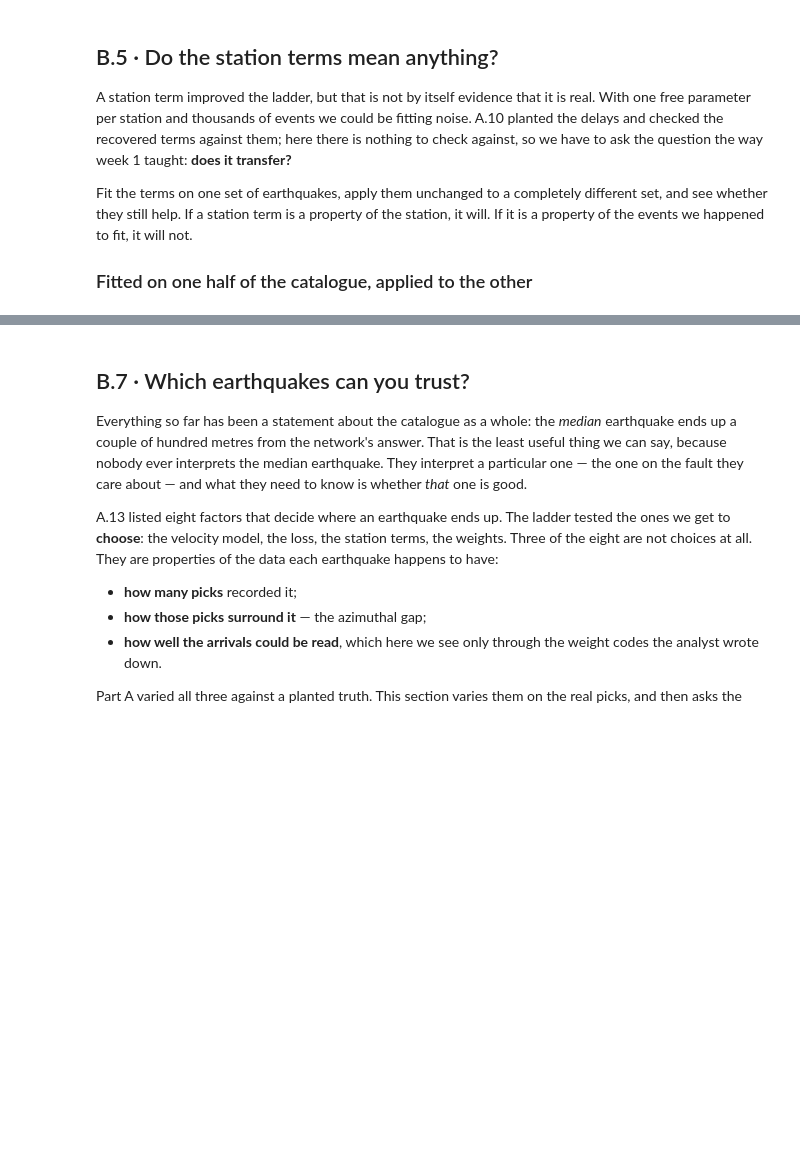
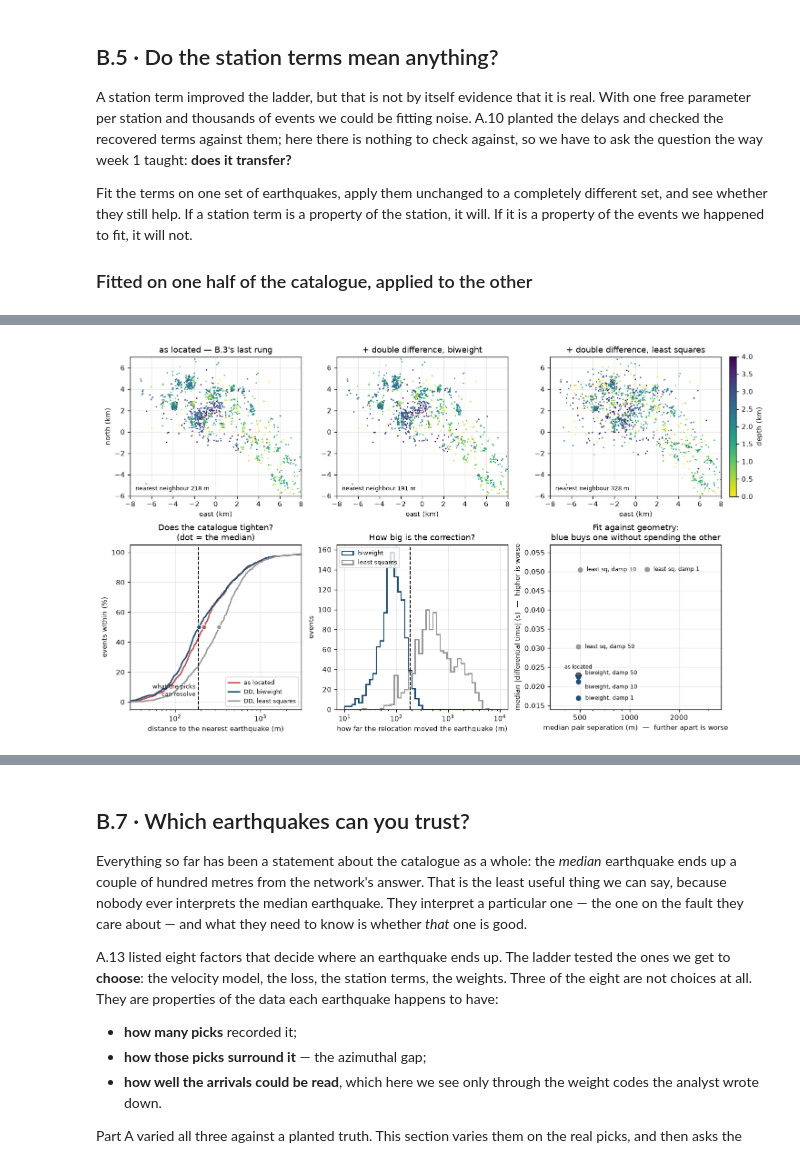
Before and after one commit to AI4EPS/EPS207_Observational_Seismology, a Jupyter notebook: docs/notebooks/02b_location_geysers.ipynb, the cells around one changed output, grey strips where cells are left out. Saved outputs shown, nothing was run; the diff lists cells and outputs as text; code cells hidden in the pictures; blank space fills up the shorter version.

```diff
--- a/docs/notebooks/02b_location_geysers.ipynb
+++ b/docs/notebooks/02b_location_geysers.ipynb
@@ -1600,0 +1643,55 @@ plt.show()
+# %%
+fig, ax = plt.subplots(2, 3, figsize=(12.2, 7.2), constrained_layout=True)
+for a, (lab, M) in zip(ax[0], (("as located — B.3's last rung", M0),
+                               ("+ double difference, biweight", M_dd),
+                               ("+ double difference, least squares", M_ls))):
+    s = a.scatter(M[:, 0], M[:, 1], c=M[:, 2], s=3.5, cmap="viridis_r", vmin=0, vmax=4,
+                  linewidths=0)
+    a.set(xlim=(-8, 8), ylim=(-6, 7), xlabel="east (km)", title=lab, aspect="equal")
+    a.text(0.03, 0.04, f"nearest neighbour {np.median(nn_sep(M)):.0f} m",
+           transform=a.transAxes, fontsize=7.5)
+ax[0, 0].set_ylabel("north (km)")
+fig.colorbar(s, ax=ax[0].tolist(), label="depth (km)", shrink=0.85, pad=0.01)
+
+for M, lab, c in ((M0, "as located", "#c0504d"), (M_dd, "DD, biweight", "#1f4e79"),
+                  (M_ls, "DD, least squares", "#999999")):
+    d = np.sort(nn_sep(M))
+    ax[1, 0].plot(d, 100 * np.arange(1, len(d) + 1) / len(d), lw=1.8, color=c, label=lab)
+    ax[1, 0].plot(np.median(d), 50, "o", ms=6, color=c, mec="w", mew=0.8, zorder=5)
+ax[1, 0].axvline(RESOLUTION, c="k", ls="--", lw=1.2)
+ax[1, 0].text(RESOLUTION * 0.93, 4, "what the picks\ncan resolve", fontsize=7.5, ha="right")
+ax[1, 0].set(xscale="log", xlim=(30, 3000), xlabel="distance to the nearest earthquake (m)",
+             ylabel="events within (%)", title="Does the catalogue tighten?\n(dot = the median)")
+ax[1, 0].legend(fontsize=7.5, loc="lower right")
+
+bins = np.logspace(1, 4, 45)
+for M, lab, c in ((M_dd, "biweight", "#1f4e79"), (M_ls, "least squares", "#999999")):
+    ax[1, 1].hist(1000 * np.linalg.norm(M[:, :3] - M0[:, :3], axis=1), bins=bins,
+                  histtype="step", lw=1.8, color=c, label=lab)
+ax[1, 1].axvline(RESOLUTION, c="k", ls="--", lw=1.2)
+ax[1, 1].set(xscale="log", xlabel="how far the relocation moved the earthquake (m)",
+             ylabel="events", title="How big is the correction?")
+ax[1, 1].legend(fontsize=7.5, loc="upper left")
+
+pts = [("as located", M0, (0, 11), "center")] + [
+    (f"{'biweight' if r else 'least sq'}, damp {d:g}", dd_runs[(d, r)], off, ha)
+    for r, d, off, ha in ((False, 1.0, (9, 0), "left"), (False, 10.0, (9, 0), "left"),
+                          (False, 50.0, (9, 0), "left"), (True, 1.0, (9, 0), "left"),
+                          (True, 10.0, (9, -7), "left"), (True, 50.0, (9, 5), "left"))]
+for lab, M, off, ha in pts:
+    x = np.median([1000 * np.linalg.norm(M[i, :3] - M[j, :3]) for i, j, *_ in PAIR])
+    y = np.median(np.abs(dd_residuals(M)))
+    rob = "biweight" in lab
+    ax[1, 2].plot(x, y, "o", ms=7, c="#1f4e79" if rob else "#999999",
+                  mec="k" if lab == "as located" else "none", zorder=4)
+    ax[1, 2].annotate(lab, (x, y), off, textcoords="offset points", fontsize=7, ha=ha,
+                      va="center")
+ax[1, 2].set(xscale="log", xlim=(330, 3600), ylim=(0.014, 0.057),
+             xticks=[500, 1000, 2000], xticklabels=["500", "1000", "2000"],
+             xlabel="median pair separation (m)  —  further apart is worse",
+             ylabel="median |differential time| (s)  —  higher is worse",
+             title="Fit against geometry:\nblue buys one without spending the other")
+ax[1, 2].xaxis.set_minor_formatter(plt.NullFormatter())
+plt.show()
+# %% [output]
+[figure, added]
```
Also changed, not shown: parts of 39 cells of this notebook.
